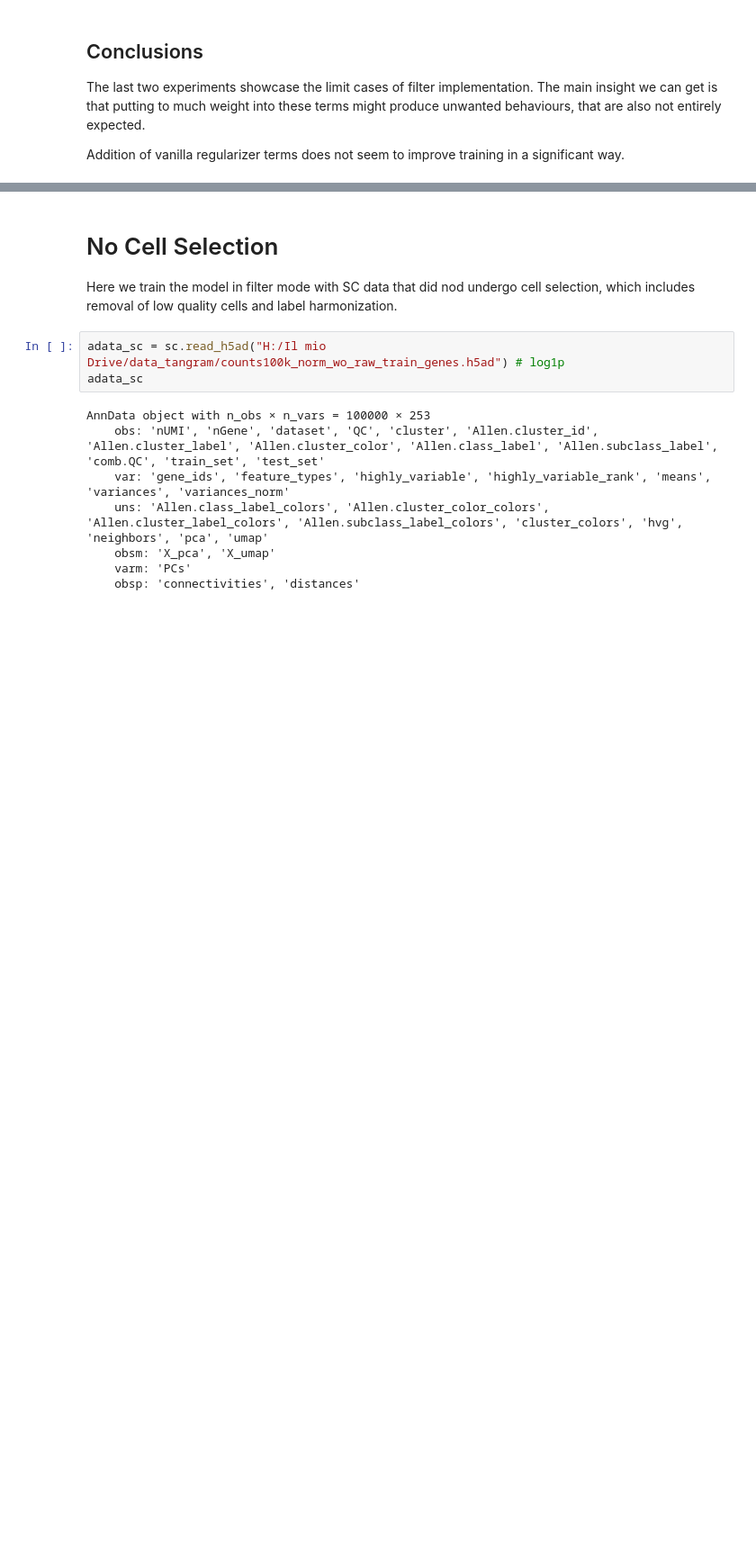
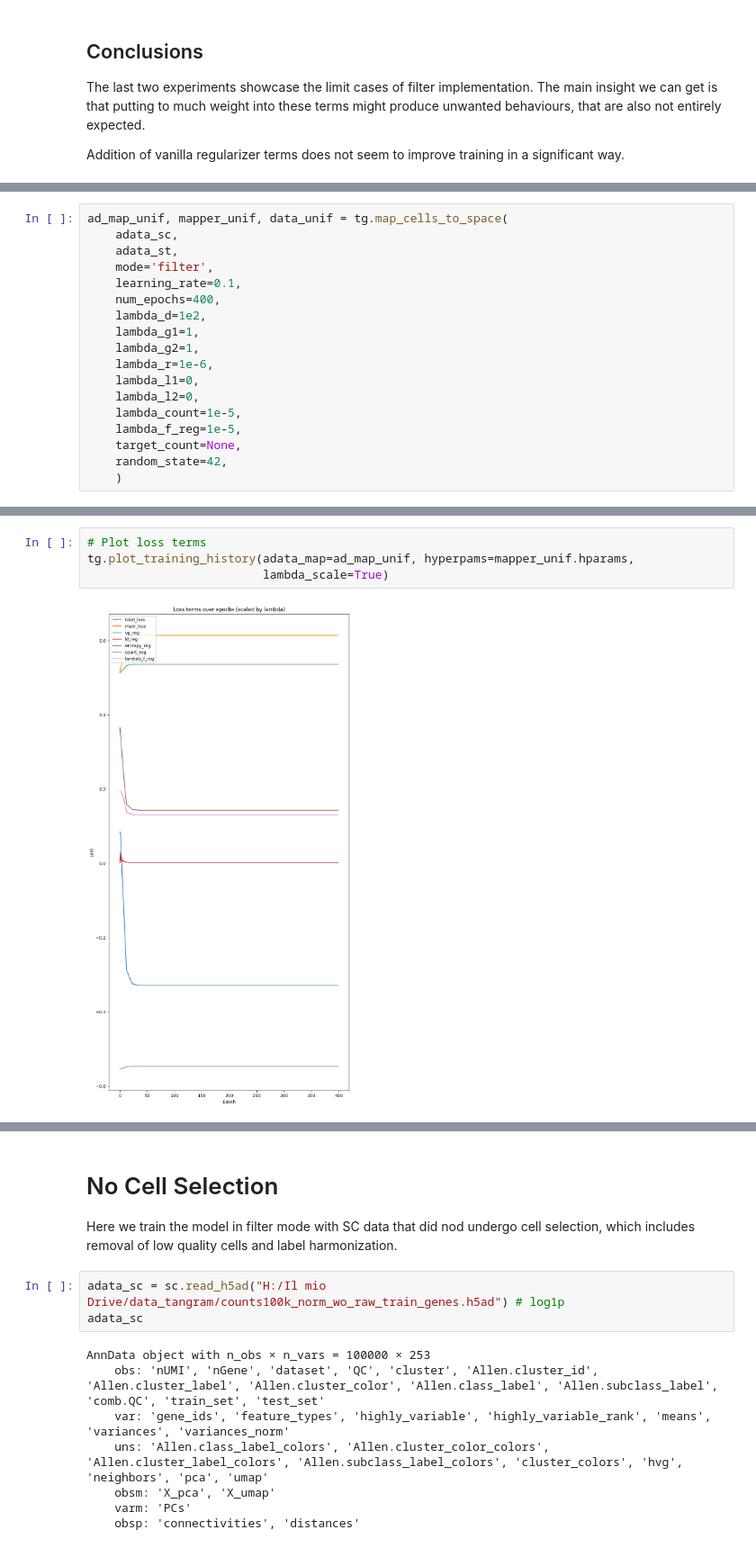
Before and after one commit to enric-bazz/Tangram, a Jupyter notebook: MyNotebooks/filter_mode_analysis.ipynb, the cells around one changed output, grey strips where cells are left out. Shown at 90% size. Drawn from its saved outputs; the diff is of its cells as text; blank space fills up the shorter version.

```diff
--- a/MyNotebooks/filter_mode_analysis.ipynb
+++ b/MyNotebooks/filter_mode_analysis.ipynb
@@ -485,0 +489,18 @@ Addition of vanilla regularizer terms does not seem to improve training in a sig
+# %%
+ad_map_unif, mapper_unif, data_unif = tg.map_cells_to_space(
+    adata_sc,
+    adata_st,
+    mode='filter',
+    learning_rate=0.1,
+    num_epochs=400,
+    lambda_d=1e2,
+    lambda_g1=1,
+    lambda_g2=1,
+    lambda_r=1e-6,
+    lambda_l1=0,
+    lambda_l2=0,
+    lambda_count=1e-5,
+    lambda_f_reg=1e-5,
+    target_count=None,
+    random_state=42,
+    )
@@ -485,0 +531,6 @@ Addition of vanilla regularizer terms does not seem to improve training in a sig
+# %%
+# Plot loss terms
+tg.plot_training_history(adata_map=ad_map_unif, hyperpams=mapper_unif.hparams,
+                         lambda_scale=True)
+# %% [output]
+[figure, added]
```
Also changed, not shown: parts of 8 cells of this notebook.
